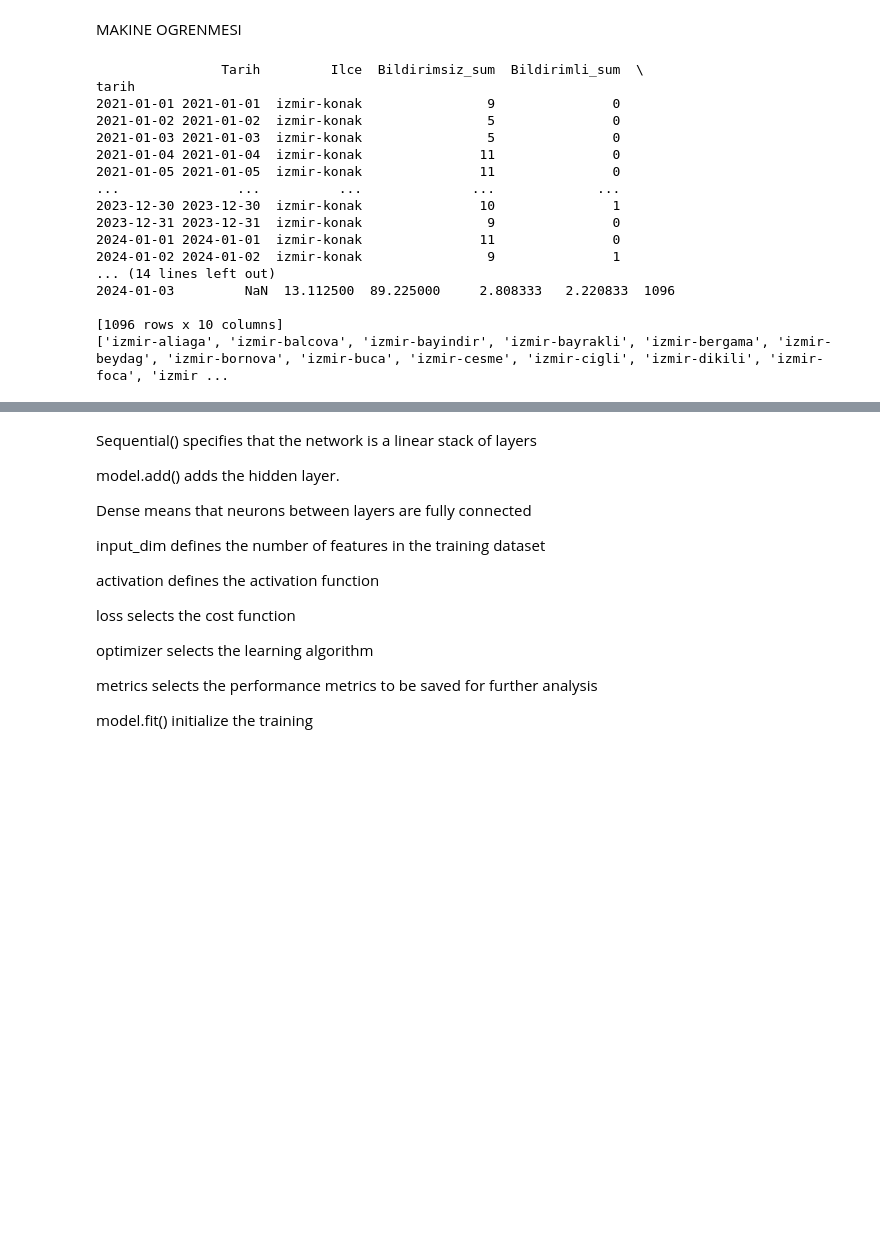
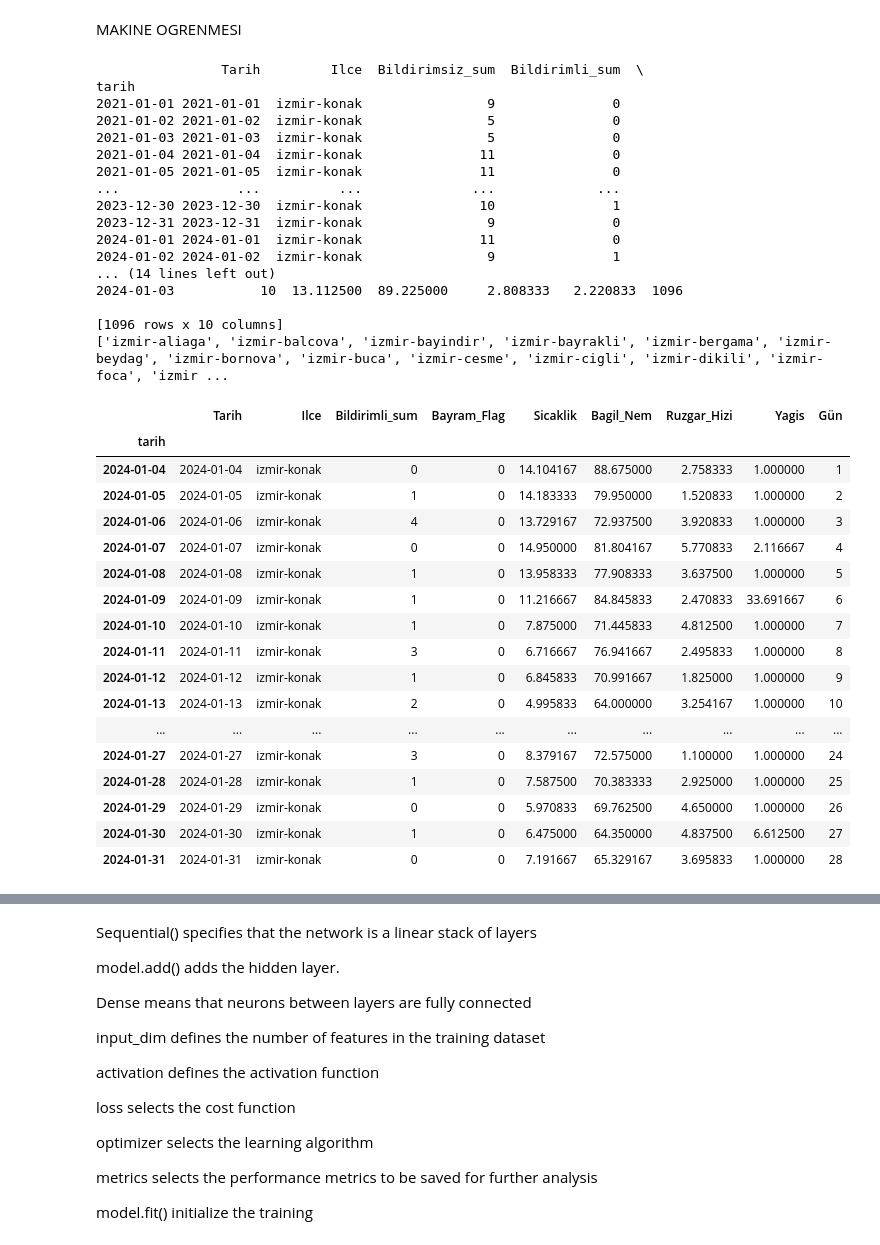
Before and after one commit to okkesd/Gdz-Elektrik-Datathon, a Jupyter notebook: main.ipynb, the cells around one changed output, grey strips where cells are left out. Drawn from its saved outputs; the diff is of its cells as text; code cells hidden in the pictures; blank space fills up the shorter version.

```diff
--- a/main.ipynb
+++ b/main.ipynb
@@ -578,9 +562,10 @@ MAKINE OGRENMESI
 # all_in_one
 df = merged_all['izmir-konak']
 df_test = dict_test_merged["izmir-konak"]
-features = ['Bildirimli_sum','Sicaklik','Bayram_Flag','Sicaklik','Bagil_Nem','Ruzgar_Hizi','Yagis']
-features_gun = ['Bildirimli_sum','Sicaklik','Bayram_Flag','Sicaklik','Bagil_Nem','Ruzgar_Hizi','Yagis','Gün']
-features_output = ['Bildirimli_sum','Bildirimsiz_sum','Sicaklik','Bayram_Flag','Sicaklik','Bagil_Nem','Ruzgar_Hizi','Yagis']
+features = ['Bildirimli_sum','Sicaklik','Bayram_Flag','Bagil_Nem','Ruzgar_Hizi','Yagis']
+features_gun = ['Bildirimli_sum','Sicaklik','Bayram_Flag','Bagil_Nem','Ruzgar_Hizi','Yagis','Gün']
+features_bayramsiz = ['Bildirimli_sum','Sicaklik','Bagil_Nem','Ruzgar_Hizi','Yagis']
+features_output = ['Bildirimli_sum','Bildirimsiz_sum','Sicaklik','Bayram_Flag','Bagil_Nem','Ruzgar_Hizi','Yagis']
 output_var = df['Bildirimsiz_sum']
 target = 'Bildirimsiz_sum'
 ilceler = []
@@ -606,10 +591,31 @@ tarih
 2024-01-01 2024-01-01  izmir-konak               11               0
 2024-01-02 2024-01-02  izmir-konak                9               1
 ... (14 lines left out)
-2024-01-03         NaN  13.112500  89.225000     2.808333   2.220833  1096
+2024-01-03           10  13.112500  89.225000     2.808333   2.220833  1096
 
 [1096 rows x 10 columns]
 ['izmir-aliaga', 'izmir-balcova', 'izmir-bayindir', 'izmir-bayrakli', 'izmir-bergama', 'izmir-beydag', 'izmir-bornova', 'izmir-buca', 'izmir-cesme', 'izmir-cigli', 'izmir-dikili', 'izmir-foca', 'izmir ...
+# %%
+df_test
+# %% [output]
+|  | Tarih | Ilce | Bildirimli_sum | Bayram_Flag | Sicaklik | Bagil_Nem | Ruzgar_Hizi | Yagis | Gün |
+| tarih |  |  |  |  |  |  |  |  |  |
+| 2024-01-04 | 2024-01-04 | izmir-konak | 0 | 0 | 14.104167 | 88.675000 | 2.758333 | 1.000000 | 1 |
+| 2024-01-05 | 2024-01-05 | izmir-konak | 1 | 0 | 14.183333 | 79.950000 | 1.520833 | 1.000000 | 2 |
+| 2024-01-06 | 2024-01-06 | izmir-konak | 4 | 0 | 13.729167 | 72.937500 | 3.920833 | 1.000000 | 3 |
+| 2024-01-07 | 2024-01-07 | izmir-konak | 0 | 0 | 14.950000 | 81.804167 | 5.770833 | 2.116667 | 4 |
+| 2024-01-08 | 2024-01-08 | izmir-konak | 1 | 0 | 13.958333 | 77.908333 | 3.637500 | 1.000000 | 5 |
+| 2024-01-09 | 2024-01-09 | izmir-konak | 1 | 0 | 11.216667 | 84.845833 | 2.470833 | 33.691667 | 6 |
+| 2024-01-10 | 2024-01-10 | izmir-konak | 1 | 0 | 7.875000 | 71.445833 | 4.812500 | 1.000000 | 7 |
+| 2024-01-11 | 2024-01-11 | izmir-konak | 3 | 0 | 6.716667 | 76.941667 | 2.495833 | 1.000000 | 8 |
+| 2024-01-12 | 2024-01-12 | izmir-konak | 1 | 0 | 6.845833 | 70.991667 | 1.825000 | 1.000000 | 9 |
+| 2024-01-13 | 2024-01-13 | izmir-konak | 2 | 0 | 4.995833 | 64.000000 | 3.254167 | 1.000000 | 10 |
+| ... | ... | ... | ... | ... | ... | ... | ... | ... | ... |
+| 2024-01-27 | 2024-01-27 | izmir-konak | 3 | 0 | 8.379167 | 72.575000 | 1.100000 | 1.000000 | 24 |
+| 2024-01-28 | 2024-01-28 | izmir-konak | 1 | 0 | 7.587500 | 70.383333 | 2.925000 | 1.000000 | 25 |
+| 2024-01-29 | 2024-01-29 | izmir-konak | 0 | 0 | 5.970833 | 69.762500 | 4.650000 | 1.000000 | 26 |
+| 2024-01-30 | 2024-01-30 | izmir-konak | 1 | 0 | 6.475000 | 64.350000 | 4.837500 | 6.612500 | 27 |
+| 2024-01-31 | 2024-01-31 | izmir-konak | 0 | 0 | 7.191667 | 65.329167 | 3.695833 | 1.000000 | 28 |
 # %%
 # ilcelerin numerizasyonu
 columns_tonumerate = ['Bayram_Flag']
```
Also changed, not shown: parts of 12 cells of this notebook.
